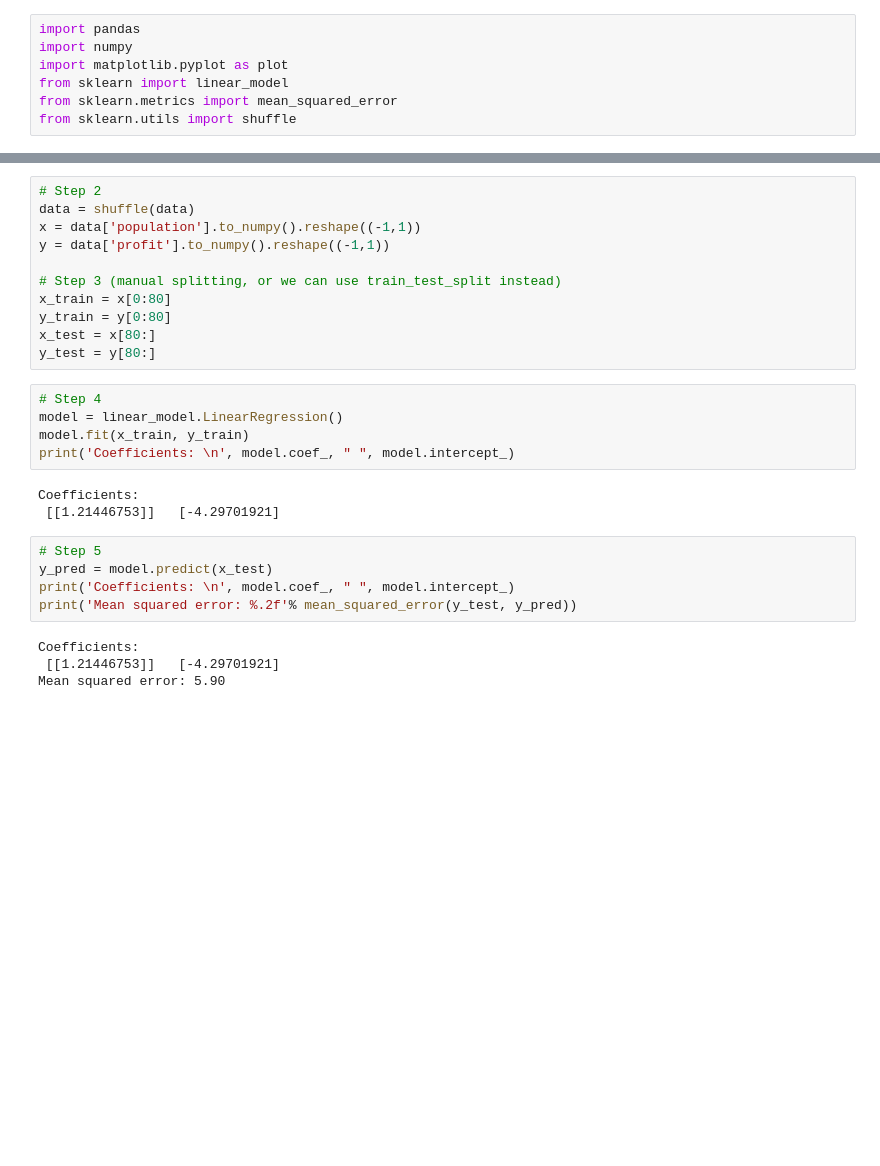
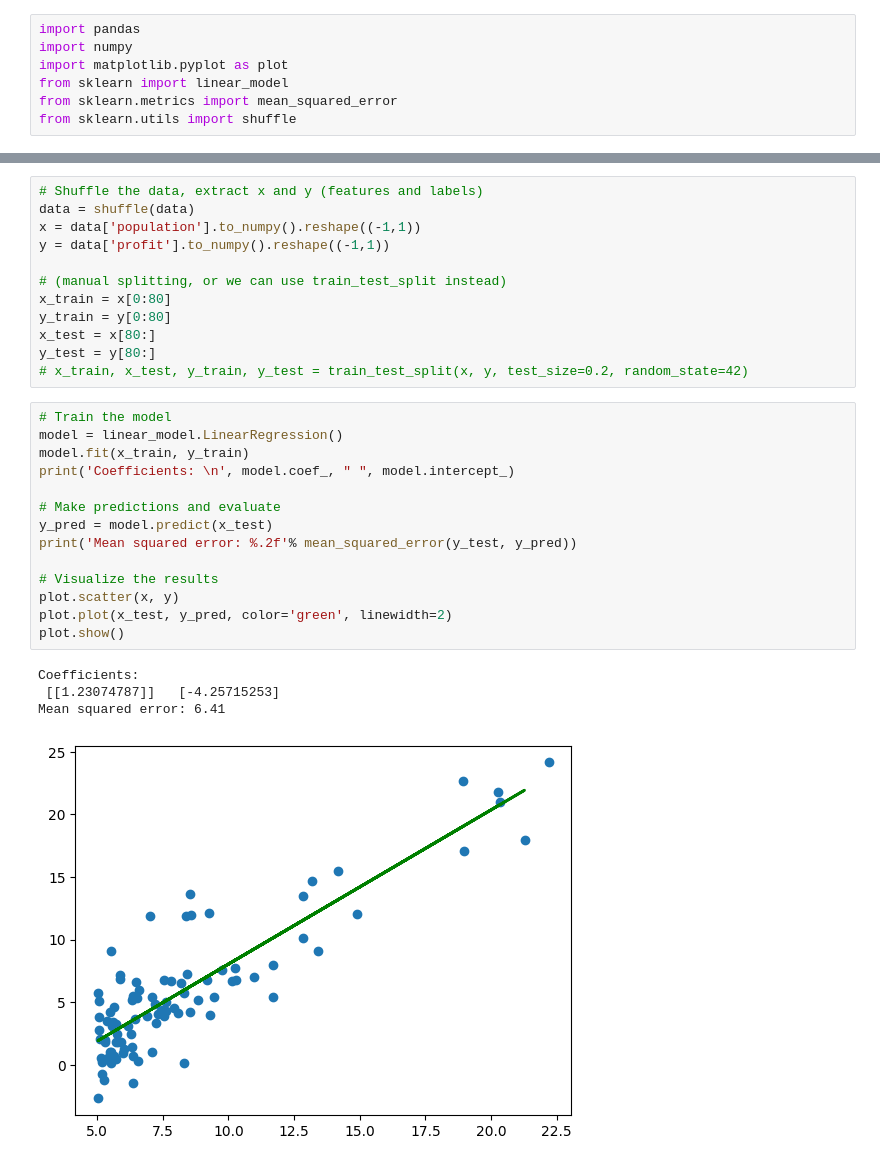
Before and after one commit to mayafouad/ML, a Jupyter notebook: Supervised/Simple Linear Regression/Linear Regression.ipynb, the cells around one changed output, grey strips where cells are left out. Drawn from its saved outputs; the diff is of its cells as text; blank space fills up the shorter version.

```diff
--- a/Supervised/Simple Linear Regression/Linear Regression.ipynb
+++ b/Supervised/Simple Linear Regression/Linear Regression.ipynb
@@ -12,30 +13,33 @@ plot.show()
 # %% [output]
 [figure]
 # %%
-# Step 2
+# Shuffle the data, extract x and y (features and labels)
 data = shuffle(data)
 x = data['population'].to_numpy().reshape((-1,1))
 y = data['profit'].to_numpy().reshape((-1,1))
 
-# Step 3 (manual splitting, or we can use train_test_split instead)
+# (manual splitting, or we can use train_test_split instead)
 x_train = x[0:80]
 y_train = y[0:80]
 x_test = x[80:]
 y_test = y[80:]
+# x_train, x_test, y_train, y_test = train_test_split(x, y, test_size=0.2, random_state=42)
 # %%
-# Step 4
+# Train the model
 model = linear_model.LinearRegression()
 model.fit(x_train, y_train)
 print('Coefficients: \n', model.coef_, " ", model.intercept_)
+
+# Make predictions and evaluate
+y_pred = model.predict(x_test)
+print('Mean squared error: %.2f'% mean_squared_error(y_test, y_pred))
+
+# Visualize the results
+plot.scatter(x, y)
+plot.plot(x_test, y_pred, color='green', linewidth=2)
+plot.show()
 # %% [output]
 Coefficients:
- [[1.21446753]]   [-4.29701921]
+ [[1.23074787]]   [-4.25715253]
+Mean squared error: 6.41
+[figure, added]
-# %%
-# Step 5
-y_pred = model.predict(x_test)
-print('Coefficients: \n', model.coef_, " ", model.intercept_)
-print('Mean squared error: %.2f'% mean_squared_error(y_test, y_pred))
-# %% [output]
-Coefficients:
- [[1.21446753]]   [-4.29701921]
-Mean squared error: 5.90
```
Also changed, not shown: parts of 4 cells of this notebook.
